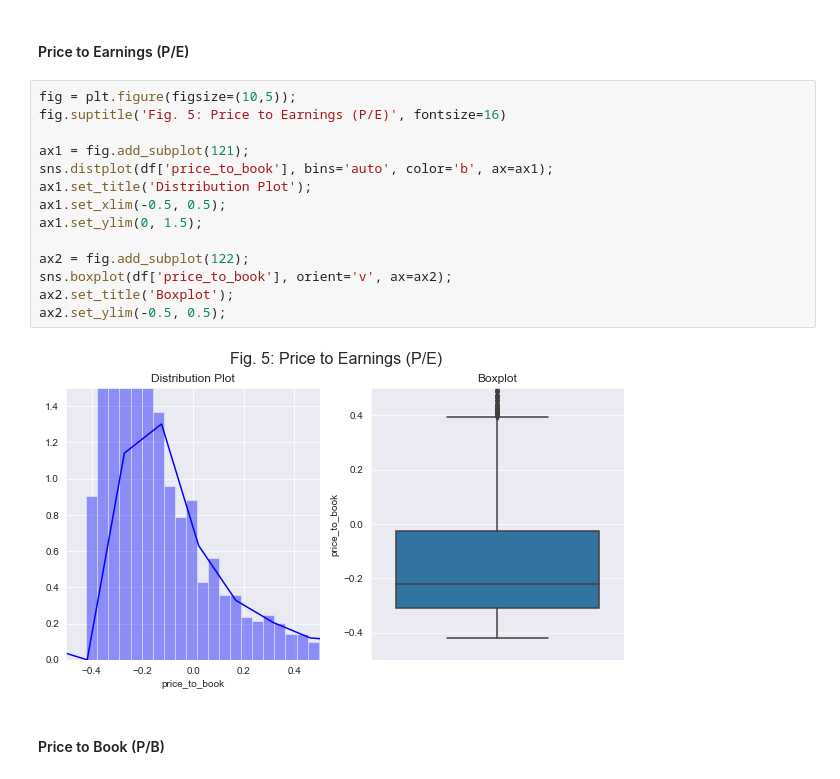
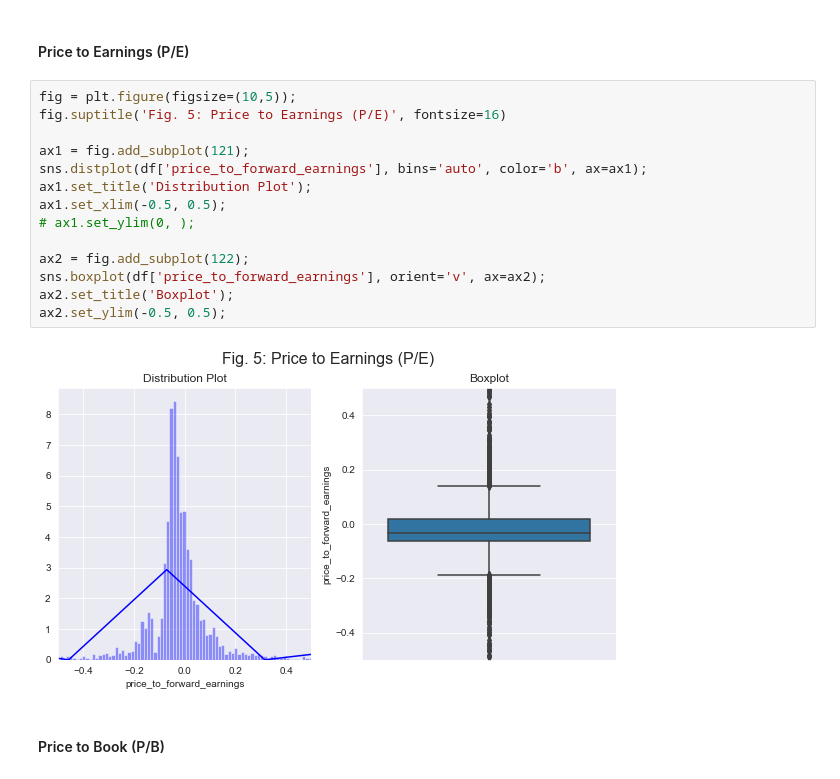
Before and after one commit to jprinfret/stock_classifier, a Jupyter notebook: exploratory_data_analysis.ipynb, the cells around one changed output. Cells and saved outputs as stored; diff of their text form.

Commit message:
added updated PE graph

```diff
--- a/exploratory_data_analysis.ipynb
+++ b/exploratory_data_analysis.ipynb
@@ -426,19 +426,19 @@ ax2.set_ylim(-1,1);
 # %%
 fig = plt.figure(figsize=(10,5));
 fig.suptitle('Fig. 5: Price to Earnings (P/E)', fontsize=16)
 
 ax1 = fig.add_subplot(121);
-sns.distplot(df['price_to_book'], bins='auto', color='b', ax=ax1);
+sns.distplot(df['price_to_forward_earnings'], bins='auto', color='b', ax=ax1);
 ax1.set_title('Distribution Plot');
 ax1.set_xlim(-0.5, 0.5);
-ax1.set_ylim(0, 1.5);
+# ax1.set_ylim(0, );
 
 ax2 = fig.add_subplot(122);
-sns.boxplot(df['price_to_book'], orient='v', ax=ax2);
+sns.boxplot(df['price_to_forward_earnings'], orient='v', ax=ax2);
 ax2.set_title('Boxplot');
 ax2.set_ylim(-0.5, 0.5);
 # %% [output]
-[figure, old version]
+[figure, new version]
 # %% [markdown]
 #### Price to Book (P/B)
 # %%
```
Also changed, not shown: 1 other file.
